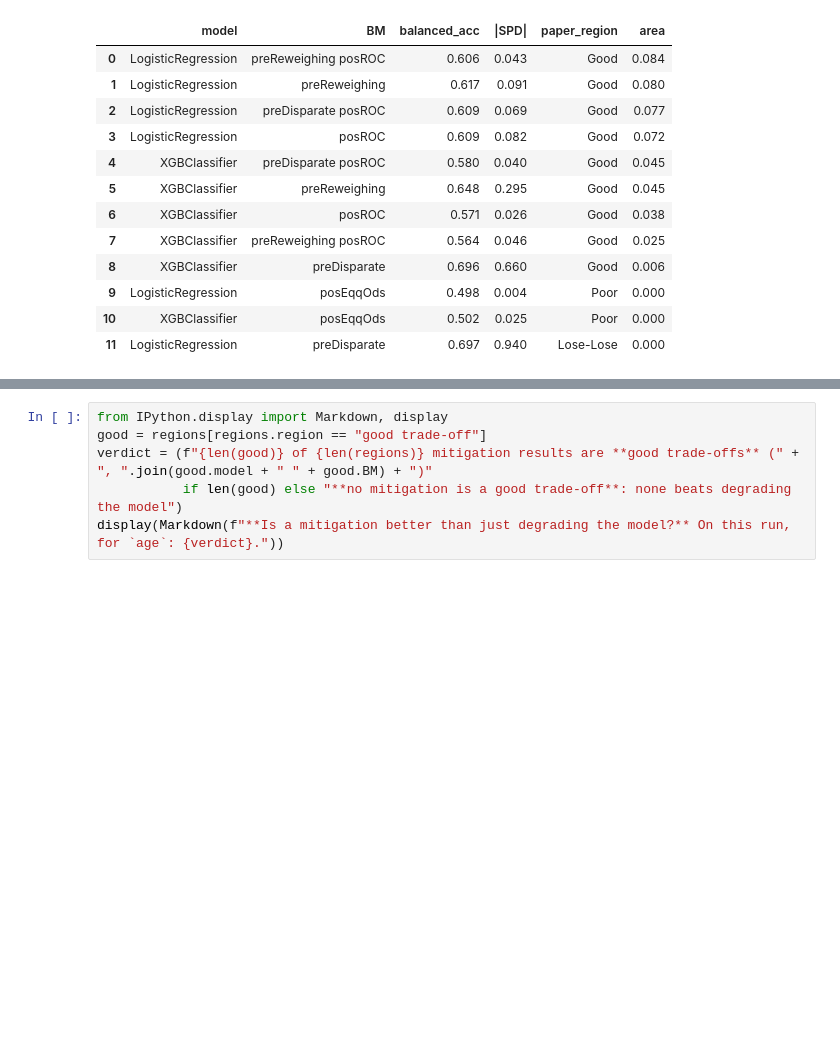
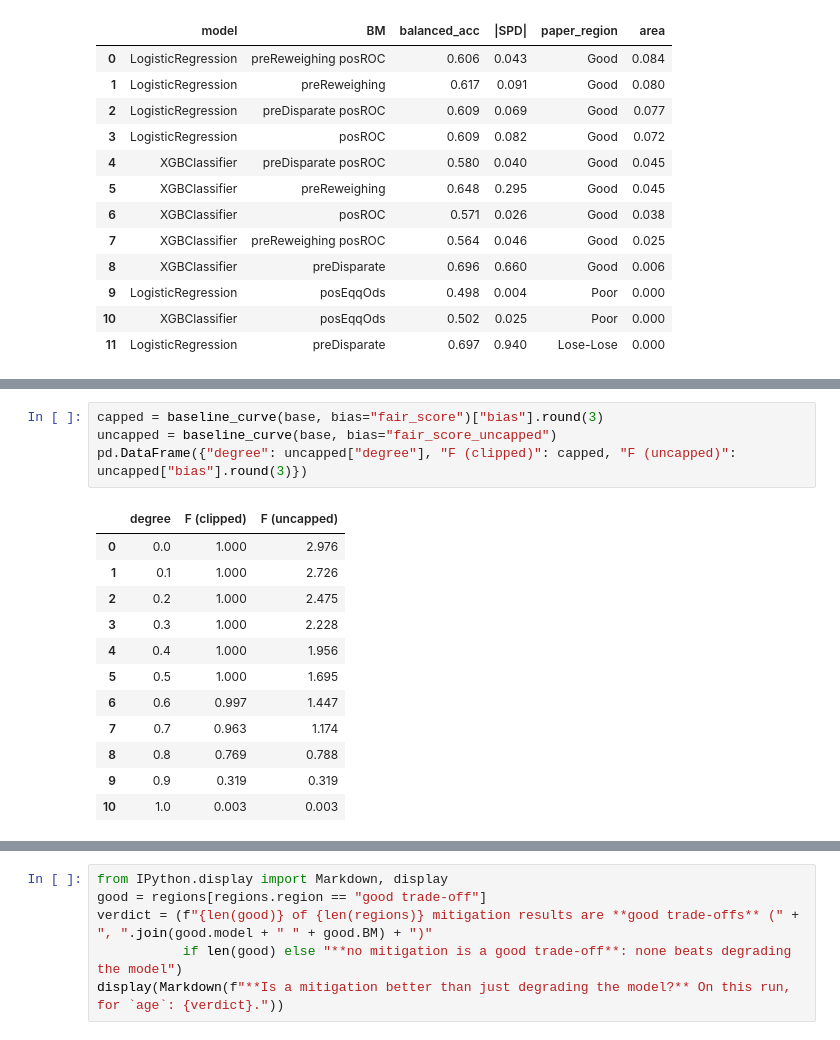
Before and after one commit to enemy537/callmefair, a Jupyter notebook: examples/notebooks/04_tradeoff_map.ipynb, the cells around one changed output, grey strips where cells are left out. Drawn from its saved outputs; the diff is of its cells as text; blank space fills up the shorter version.

```diff
--- a/examples/notebooks/04_tradeoff_map.ipynb
+++ b/examples/notebooks/04_tradeoff_map.ipynb
@@ -172,0 +156,17 @@ regions_f[["model", "BM", "paper_region", "area"]].round(3).sort_values("area",
+# %%
+capped = baseline_curve(base, bias="fair_score")["bias"].round(3)
+uncapped = baseline_curve(base, bias="fair_score_uncapped")
+pd.DataFrame({"degree": uncapped["degree"], "F (clipped)": capped, "F (uncapped)": uncapped["bias"].round(3)})
+# %% [output]
+|  | degree | F (clipped) | F (uncapped) |
+| 0 | 0.0 | 1.000 | 2.976 |
+| 1 | 0.1 | 1.000 | 2.726 |
+| 2 | 0.2 | 1.000 | 2.475 |
+| 3 | 0.3 | 1.000 | 2.228 |
+| 4 | 0.4 | 1.000 | 1.956 |
+| 5 | 0.5 | 1.000 | 1.695 |
+| 6 | 0.6 | 0.997 | 1.447 |
+| 7 | 0.7 | 0.963 | 1.174 |
+| 8 | 0.8 | 0.769 | 0.788 |
+| 9 | 0.9 | 0.319 | 0.319 |
+| 10 | 1.0 | 0.003 | 0.003 |
```
Also changed, not shown: parts of 10 cells of this notebook, 8 other files.
